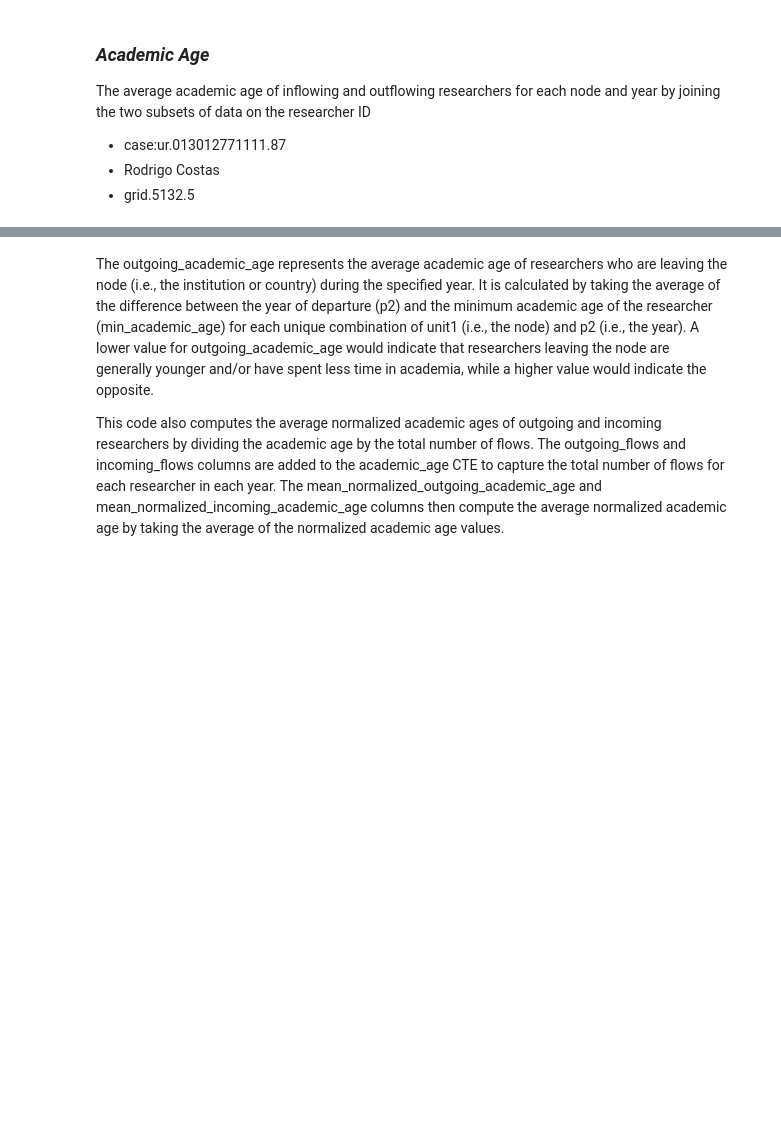
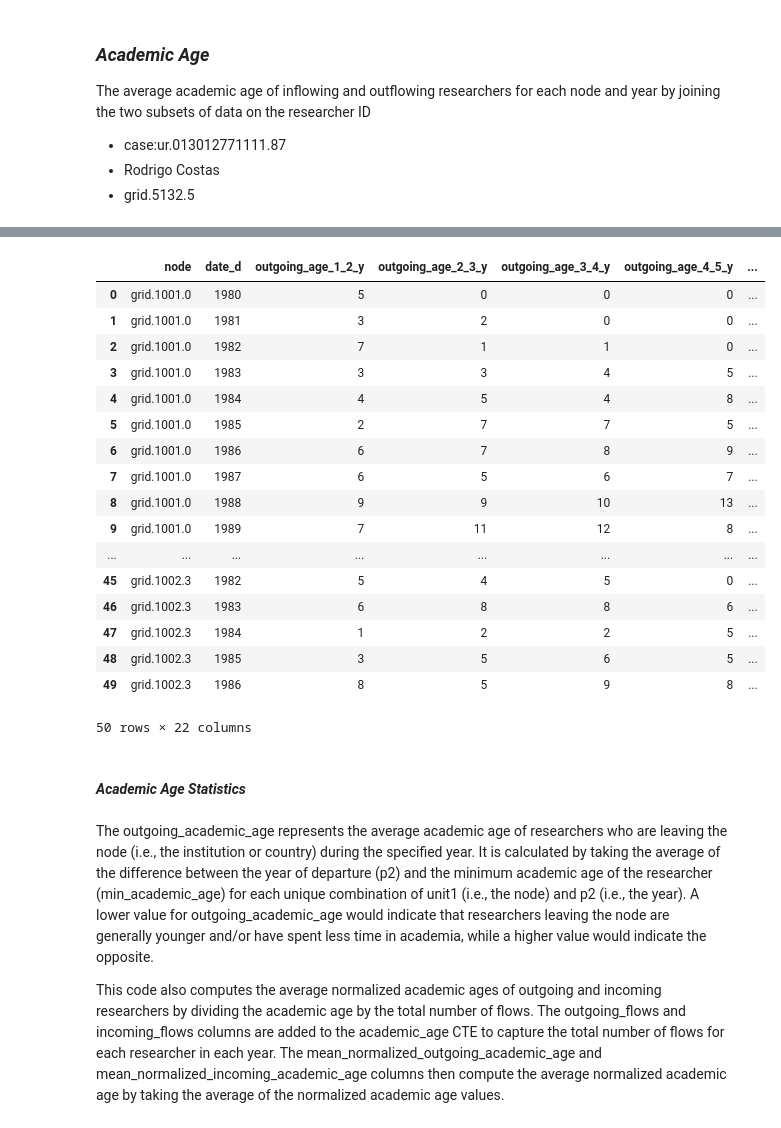
Before and after one commit to complexity-science-hub/SciFlows, a Jupyter notebook: Flows_1980_2022_first_level_for.ipynb, the cells around one changed output, grey strips where cells are left out. Saved outputs shown, nothing was run; the diff lists cells and outputs as text; code cells hidden in the pictures; blank space fills up the shorter version.

```diff
--- a/Flows_1980_2022_first_level_for.ipynb
+++ b/Flows_1980_2022_first_level_for.ipynb
@@ -748,0 +805,53 @@ LIMIT 10;
+# %%
+%%bigquery --project $project_id
+
+CREATE OR REPLACE TABLE cshdimensionstest.test.flows_1980_2022_age_groups AS
+
+WITH outgoing AS (
+SELECT unit1 as node, p2 as date_d,
+       COUNTIF(IFNULL(age_group, '') = 'Age group id: 1 | Range (years): 1-2') AS outgoing_age_1_2_y,
+       COUNTIF(IFNULL(age_group, '') = 'Age group id: 2 | Range (years): 2-3') AS outgoing_age_2_3_y,
+       COUNTIF(IFNULL(age_group, '') = 'Age group id: 3 | Range (years): 3-4') AS outgoing_age_3_4_y,
+       COUNTIF(IFNULL(age_group, '') = 'Age group id: 4 | Range (years): 4-5') AS outgoing_age_4_5_y,
+       COUNTIF(IFNULL(age_group, '') = 'Age group id: 5 | Range (years): 5-6') AS outgoing_age_5_6_y,
+       COUNTIF(IFNULL(age_group, '') = 'Age group id: 6 | Range (years): 6-7') AS outgoing_age_6_7_y,
+       COUNTIF(IFNULL(age_group, '') = 'Age group id: 7 | Range (years): 7-9') AS outgoing_age_7_9_y,
+       COUNTIF(IFNULL(age_group, '') = 'Age group id: 8 | Range (years): 9-12') AS outgoing_age_9_12_y,
+       COUNTIF(IFNULL(age_group, '') = 'Age group id: 9 | Range (years): 12-17') AS outgoing_age_12_17_y,
+       COUNTIF(IFNULL(age_group, '') = 'Age group id: 10 | Range (years): 17-43') AS outgoing_age_17_43_y
+     FROM cshdimensionstest.test.flows_1980_2022_age_deciles
+GROUP BY unit1, p2 )
+, incoming AS (
+  SELECT unit2 as node, p2 as date_d,
+       COUNTIF(IFNULL(age_group, '') = 'Age group id: 1 | Range (years): 1-2') AS incoming_age_1_2_y,
+       COUNTIF(IFNULL(age_group, '') = 'Age group id: 2 | Range (years): 2-3') AS incoming_age_2_3_y,
+       COUNTIF(IFNULL(age_group, '') = 'Age group id: 3 | Range (years): 3-4') AS incoming_age_3_4_y,
+       COUNTIF(IFNULL(age_group, '') = 'Age group id: 4 | Range (years): 4-5') AS incoming_age_4_5_y,
+       COUNTIF(IFNULL(age_group, '') = 'Age group id: 5 | Range (years): 5-6') AS incoming_age_5_6_y,
+       COUNTIF(IFNULL(age_group, '') = 'Age group id: 6 | Range (years): 6-7') AS incoming_age_6_7_y,
+       COUNTIF(IFNULL(age_group, '') = 'Age group id: 7 | Range (years): 7-9') AS incoming_age_7_9_y,
+       COUNTIF(IFNULL(age_group, '') = 'Age group id: 8 | Range (years): 9-12') AS incoming_age_9_12_y,
+       COUNTIF(IFNULL(age_group, '') = 'Age group id: 9 | Range (years): 12-17') AS incoming_age_12_17_y,
+       COUNTIF(IFNULL(age_group, '') = 'Age group id: 10 | Range (years): 17-43') AS incoming_age_17_43_y
+     FROM cshdimensionstest.test.flows_1980_2022_age_deciles
+GROUP BY unit2, date_d
+) ,
+age_aggregated AS
+(
+  SELECT a.*, b.incoming_age_1_2_y, b.incoming_age_2_3_y, b.incoming_age_3_4_y,
+  b.incoming_age_4_5_y, b.incoming_age_5_6_y, b.incoming_age_6_7_y, b.incoming_age_7_9_y,
+  b.incoming_age_9_12_y, b.incoming_age_12_17_y, b.incoming_age_17_43_y
+  FROM outgoing a
+  LEFT JOIN incoming b
+    ON a.node=b.node
+    AND a.date_d=b.date_d
+)
+SELECT *
+FROM age_aggregated
+ORDER BY node, date_d;
+
+SELECT *
+FROM cshdimensionstest.test.flows_1980_2022_age_groups
+ORDER BY node, date_d
+LIMIT 50;
+# %% [output]
@@ -749,3 +859,23 @@ LIMIT 10;
+|  | node | date_d | outgoing_age_1_2_y | outgoing_age_2_3_y | outgoing_age_3_4_y | outgoing_age_4_5_y | ... |
+| 0 | grid.1001.0 | 1980 | 5 | 0 | 0 | 0 | ... |
+| 1 | grid.1001.0 | 1981 | 3 | 2 | 0 | 0 | ... |
+| 2 | grid.1001.0 | 1982 | 7 | 1 | 1 | 0 | ... |
+| 3 | grid.1001.0 | 1983 | 3 | 3 | 4 | 5 | ... |
+| 4 | grid.1001.0 | 1984 | 4 | 5 | 4 | 8 | ... |
+| 5 | grid.1001.0 | 1985 | 2 | 7 | 7 | 5 | ... |
+| 6 | grid.1001.0 | 1986 | 6 | 7 | 8 | 9 | ... |
+| 7 | grid.1001.0 | 1987 | 6 | 5 | 6 | 7 | ... |
+| 8 | grid.1001.0 | 1988 | 9 | 9 | 10 | 13 | ... |
+| 9 | grid.1001.0 | 1989 | 7 | 11 | 12 | 8 | ... |
+| ... | ... | ... | ... | ... | ... | ... | ... |
+| 45 | grid.1002.3 | 1982 | 5 | 4 | 5 | 0 | ... |
+| 46 | grid.1002.3 | 1983 | 6 | 8 | 8 | 6 | ... |
+| 47 | grid.1002.3 | 1984 | 1 | 2 | 2 | 5 | ... |
+| 48 | grid.1002.3 | 1985 | 3 | 5 | 6 | 5 | ... |
+| 49 | grid.1002.3 | 1986 | 8 | 5 | 9 | 8 | ... |
+50 rows × 22 columns
+# %% [markdown]
+#### *Academic Age Statistics*
 # %%
 # Let's average the academic age at the level of institutions
 %%bigquery --project $project_id
```
Also changed, not shown: parts of 61 cells of this notebook.
